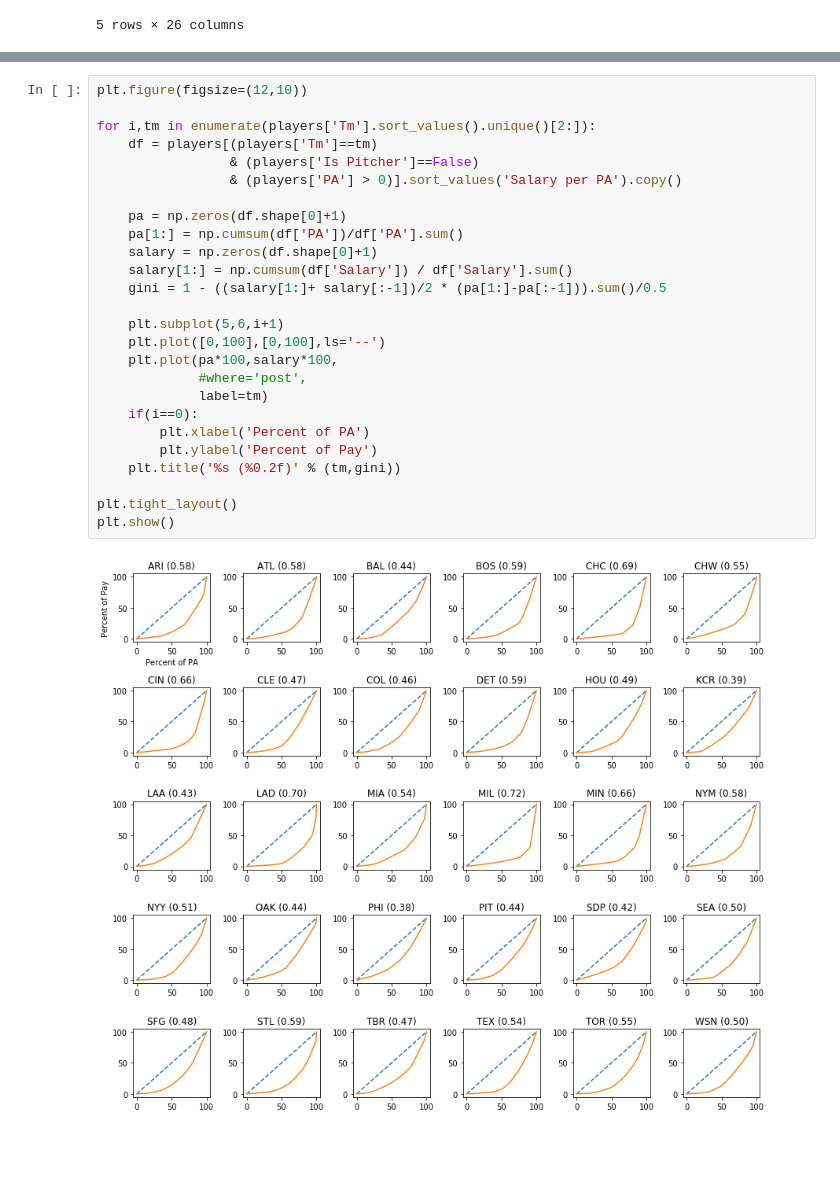
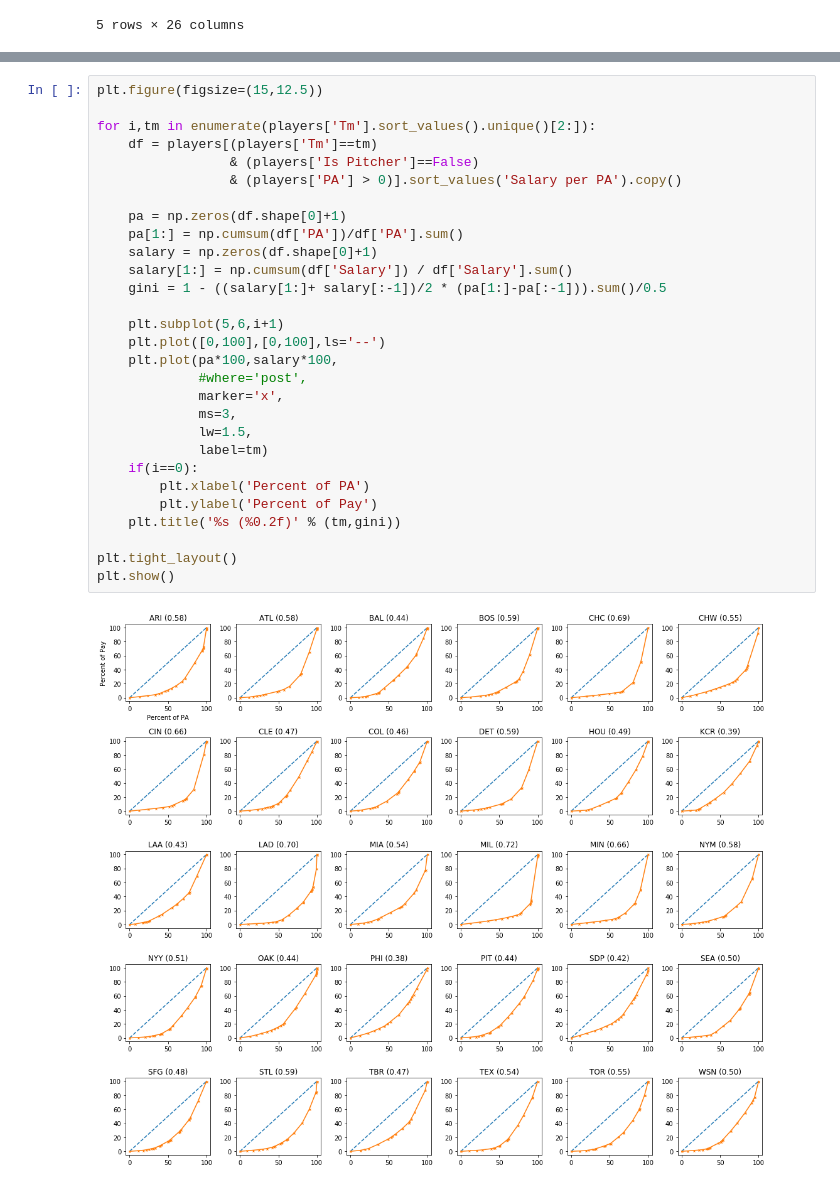
Before and after one commit to fireplacetv/notebooks, a Jupyter notebook: PA Gini/PA Gini.ipynb, the cells around one changed output, grey strips where cells are left out. Drawn from its saved outputs; the diff is of its cells as text; blank space fills up the shorter version.

```diff
--- a/PA Gini/PA Gini.ipynb
+++ b/PA Gini/PA Gini.ipynb
@@ -44,28 +47,31 @@ plt.show()
 # %%
-plt.figure(figsize=(12,10))
+plt.figure(figsize=(15,12.5))
 
 for i,tm in enumerate(players['Tm'].sort_values().unique()[2:]):
     df = players[(players['Tm']==tm)
                  & (players['Is Pitcher']==False)
                  & (players['PA'] > 0)].sort_values('Salary per PA').copy()
 
     pa = np.zeros(df.shape[0]+1)
     pa[1:] = np.cumsum(df['PA'])/df['PA'].sum()
     salary = np.zeros(df.shape[0]+1)
     salary[1:] = np.cumsum(df['Salary']) / df['Salary'].sum()
     gini = 1 - ((salary[1:]+ salary[:-1])/2 * (pa[1:]-pa[:-1])).sum()/0.5
 
     plt.subplot(5,6,i+1)
     plt.plot([0,100],[0,100],ls='--')
     plt.plot(pa*100,salary*100,
              #where='post',
+             marker='x',
+             ms=3,
+             lw=1.5,
              label=tm)
     if(i==0):
         plt.xlabel('Percent of PA')
         plt.ylabel('Percent of Pay')
     plt.title('%s (%0.2f)' % (tm,gini))
 
 plt.tight_layout()
 plt.show()
 # %% [output]
-[figure, old version]
+[figure, new version]
```
Also changed, not shown: parts of 4 cells of this notebook.
